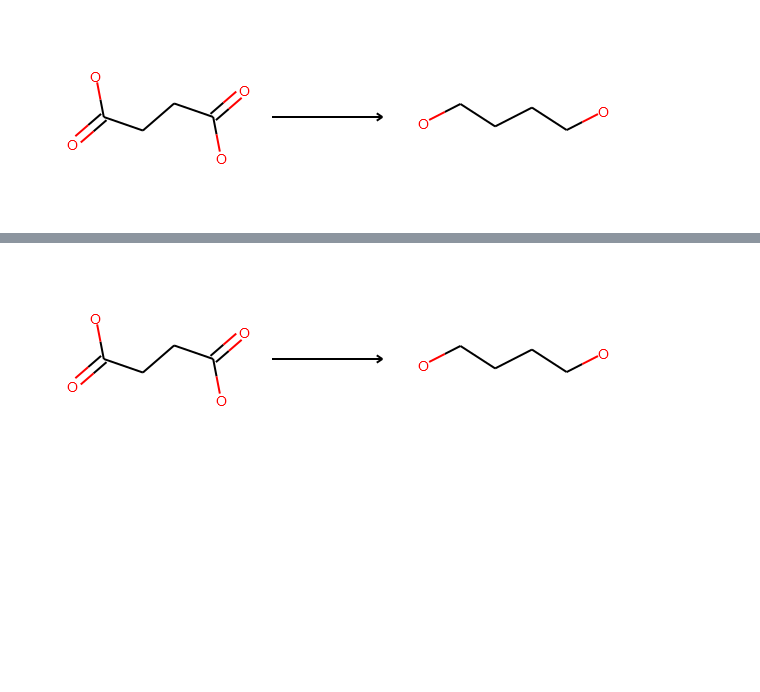
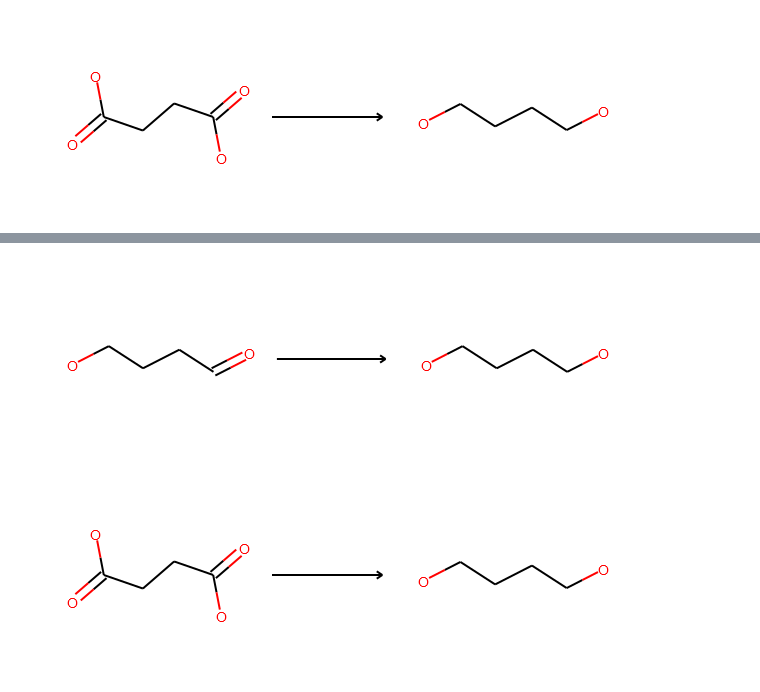
Before and after one commit to theicechol/metamoles, a Jupyter notebook: notebooks/Chemical_Visualization.ipynb, the cells around one changed output, grey strips where cells are left out. Saved outputs shown, nothing was run; the diff lists cells and outputs as text; code cells hidden in the pictures; blank space fills up the shorter version.

```diff
--- a/notebooks/Chemical_Visualization.ipynb
+++ b/notebooks/Chemical_Visualization.ipynb
@@ -142,3 +151,8 @@ Draw_Rxn_1to1(smi_succinate, smi_butanediol)
+# %%
+hybul = 'C(CC=O)CO'
+Draw_Rxn_1to1(hybul, smi_butanediol)
+# %% [output]
+[figure, added]
 # %%
 succinate = Chem.MolFromSmiles('C(CC(=O)O)C(=O)O')
 butanediol = Chem.MolFromSmiles('C(CCO)CO')
```
Also changed, not shown: parts of 3 cells of this notebook.
